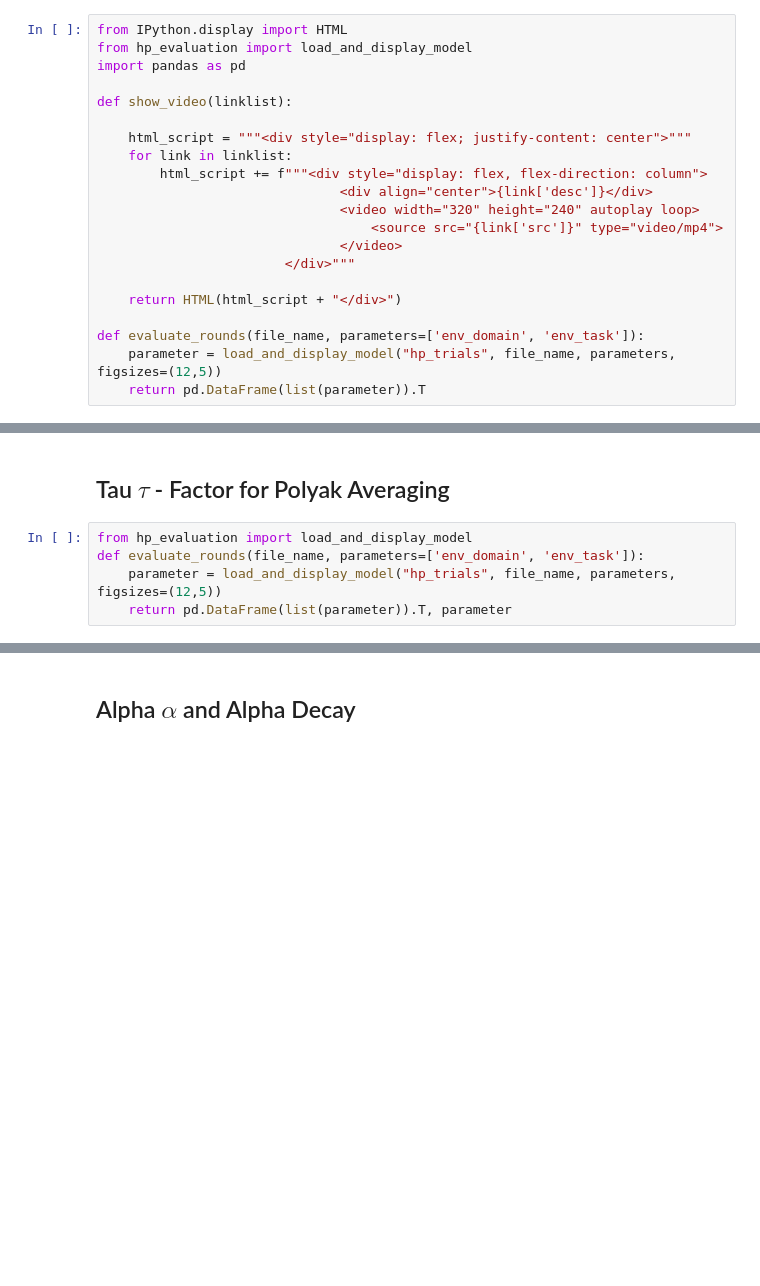
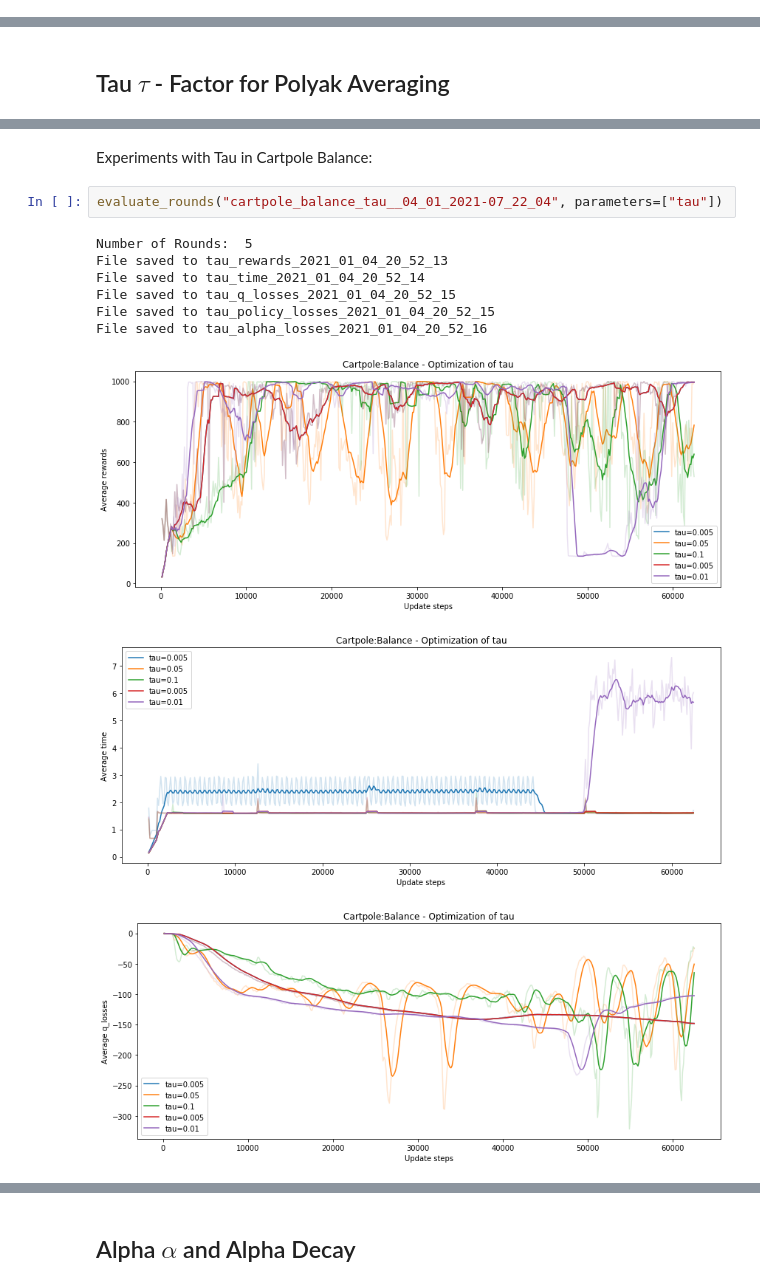
Before and after one commit to dxvidparham/DTU-RL-Sample-Efficiency, a Jupyter notebook: evaluations.ipynb, the cells around one changed output, grey strips where cells are left out. Cells and saved outputs as stored; diff of their text form; blank space fills up the shorter version.

```diff
--- a/evaluations.ipynb
+++ b/evaluations.ipynb
@@ -20,21 +49,0 @@ The above described files are representing the core of the repository. For more
-# %%
-from IPython.display import HTML
-from hp_evaluation import load_and_display_model
-import pandas as pd
-
-def show_video(linklist):
-
-    html_script = """<div style="display: flex; justify-content: center">"""
-    for link in linklist:
-        html_script += f"""<div style="display: flex, flex-direction: column">
-                               <div align="center">{link['desc']}</div>
-                               <video width="320" height="240" autoplay loop>
-                                   <source src="{link['src']}" type="video/mp4">
-                               </video>
-                        </div>"""
-
-    return HTML(html_script + "</div>")
-
-def evaluate_rounds(file_name, parameters=['env_domain', 'env_task']):
-    parameter = load_and_display_model("hp_trials", file_name, parameters, figsizes=(12,5))
-    return pd.DataFrame(list(parameter)).T
@@ -103,7 +108,2 @@ ModuleNotFoundError: No module named 'imageio'
 # %% [markdown]
 ## Tau $\tau$ -  Factor for Polyak Averaging
-# %%
-from hp_evaluation import load_and_display_model
-def evaluate_rounds(file_name, parameters=['env_domain', 'env_task']):
-    parameter = load_and_display_model("hp_trials", file_name, parameters, figsizes=(12,5))
-    return pd.DataFrame(list(parameter)).T, parameter
@@ -134,0 +110,14 @@ Number of Rounds:  1
+# %% [markdown]
+Experiments with Tau in Cartpole Balance:
+# %%
+evaluate_rounds("cartpole_balance_tau__04_01_2021-07_22_04", parameters=["tau"])
+# %% [output]
+Number of Rounds:  5
+File saved to tau_rewards_2021_01_04_20_52_13
+File saved to tau_time_2021_01_04_20_52_14
+File saved to tau_q_losses_2021_01_04_20_52_15
+File saved to tau_policy_losses_2021_01_04_20_52_15
+File saved to tau_alpha_losses_2021_01_04_20_52_16
+[figure, added]
+[figure, added]
+[figure, added]
```
Also changed, not shown: parts of 19 cells of this notebook, 16 other files.
